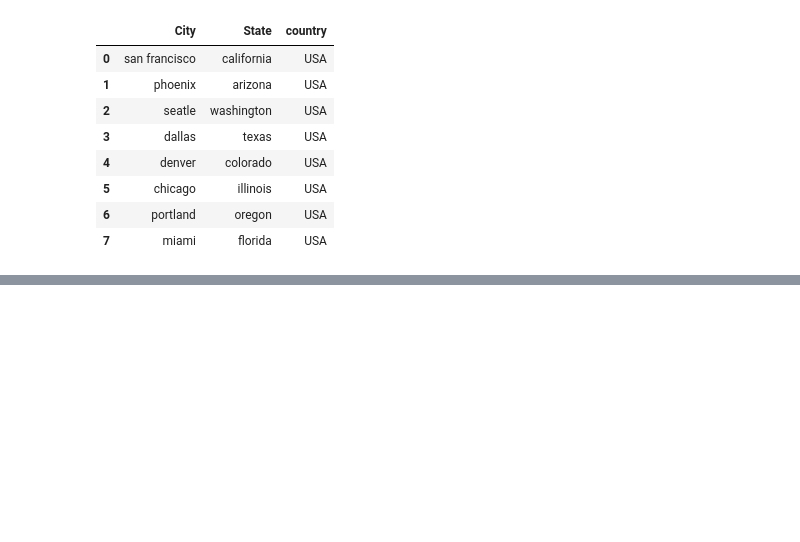
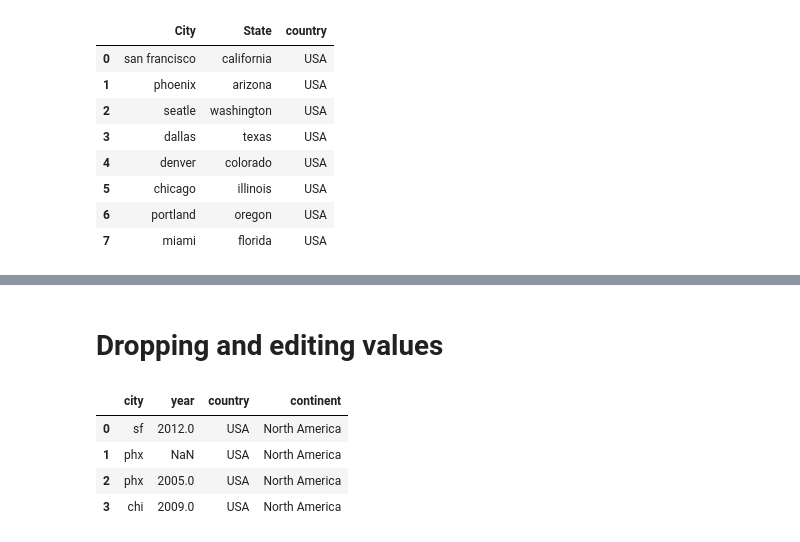
Before and after one commit to jrcomitre/pandas, a Jupyter notebook: lesson5.ipynb, the cells around one changed output, grey strips where cells are left out. Saved outputs shown, nothing was run; the diff lists cells and outputs as text; code cells hidden in the pictures; blank space fills up the shorter version.

```diff
--- a/lesson5.ipynb
+++ b/lesson5.ipynb
@@ -124,0 +186,15 @@ df2
+# %% [markdown]
+# Dropping and editing values
+# %%
+#there are lots of ways to create dataFrames
+list_of_tuples = [('sf', 2012), ( 'phx', np.nan), ('phx', 2005), ('chi', 2009)]
+df = pd.DataFrame(list_of_tuples, columns=['city', 'year'])
+df['country'] = 'USA'
+df['continent'] = 'North America'
+df
+# %% [output]
+|  | city | year | country | continent |
+| 0 | sf | 2012.0 | USA | North America |
+| 1 | phx | NaN | USA | North America |
+| 2 | phx | 2005.0 | USA | North America |
+| 3 | chi | 2009.0 | USA | North America |
```
Also changed, not shown: parts of 7 cells of this notebook, 1 other file.
